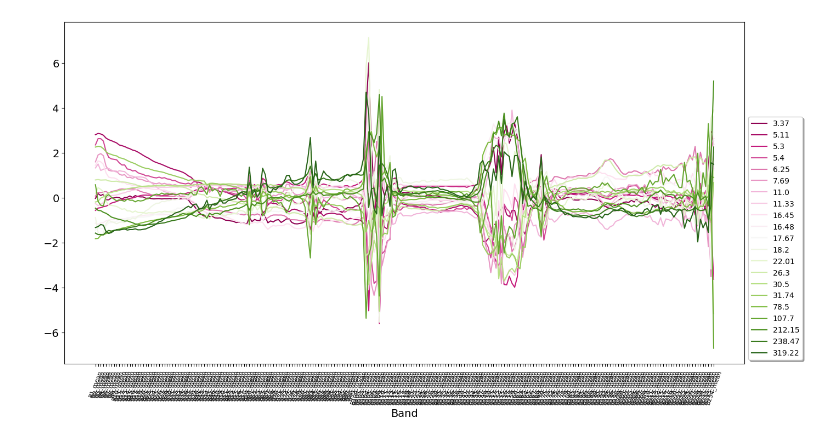
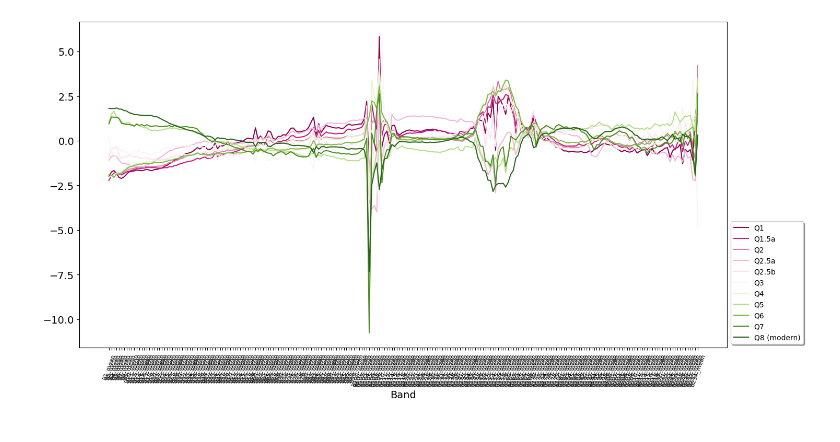
Before and after one commit to henrytcrawford/MSc_scripts_Aconquija, a Jupyter notebook: spot_sample/spot_sample.ipynb, the cells around one changed output. Saved outputs shown, nothing was run; the diff lists cells and outputs as text; code cells hidden in the pictures.

```diff
--- a/spot_sample/spot_sample.ipynb
+++ b/spot_sample/spot_sample.ipynb
@@ -147,10 +157,14 @@ bands_only = bands_only.drop(columns = ['B{}_std'.format(i) for i in range(1, me
 # %%
 # Group rows of same age (e.g. 0.0) and take mean
 # I will likley have to rewrite this code to sample every SPOT seperatly, then group all the SPOTS together based on the uniqueID. This way we can carry standard deviations though.
-bands = bands_only.groupby(['abs_age'], dropna = False).mean() # group rows, take mean of variables, and also sorts by group value
+#bands = bands_only.groupby(['abs_age'], dropna = False).mean() # group rows, take mean of variables, and also sorts by group value
 
-ages = np.array(bands.index.values.astype(float))
-ages = np.round(ages, 2)
+bands_only = df.drop(columns=['FIRST_Unit', 'FIRST_fan','FIRST_uniq','Id', 'Join_Count', 'MEAN_age_n', 'MEAN_age_s', 'SUM_area','TARGET_FID', 'unique']) # drop specified columns
+bands_only = bands_only.drop(columns = ['B{}_std'.format(i) for i in range(1, meta['count'] + 1)])
+
+bands_age = bands_only.groupby(['MEAN_abs_a'], dropna = False).mean() # group rows, take mean of variables, and also sorts by group value
 
 # extract ages index for plotting
-band_name = np.array(bands.columns.values)
+band_names = np.array(bands_age.columns.values)
+ages = np.array(bands_age.index.values.astype(float))
+ages = np.round(ages, 2)
@@ -157,20 +179,58 @@ band_name = np.array(bands.columns.values)
 # %%
 # normalize data
-norm_across_band = (bands.T - bands.T.mean())/bands.T.std()
+norm_across_band = (bands_age.T - bands_age.T.mean())/bands_age.T.std()
 
-norm_same_band = (bands - bands.mean())/bands.std() # normalize data for each individual bands i.e. each band has a mean spectral reflectance mean(B1) across observations
+norm_same_band = (bands_age - bands_age.mean())/bands_age.std() # normalize data for each individual bands i.e. each band has a mean spectral reflectance mean(B1) across observations
 norm_same_band_across = (norm_same_band.T - norm_same_band.T.mean())/norm_same_band.T.std() # normalized the normalized individual bands, across all bands i.e. across the spectrum
 
 #scaled01 = (norm_same_band_across - norm_same_band_across.min())/(norm_same_band_across.max() - norm_same_band_across.min()) # scale to 0 to 1 range, seems incorrect
+# %%
+target = norm_across_band.T
+target_names = unit_names
+
+N = len(target) # number of objects to plot i.e. color cycle count
+
+plt.rcParams["figure.figsize"] = [16,9] # fig size
+plt.rcParams["axes.prop_cycle"] = plt.cycler("color", plt.cm.PiYG(np.linspace(0,1,N))) # colors to cycle through, choose default like 'viridis' or 'PiYG'
+
+fig, ax = plt.subplots()
+for i in range(N):
+    ax.plot(target.iloc[i], label = target_names[i]) # for i in range of objects, plot x,y
+
+#plt.legend(loc = 'right')
+plt.xlabel('Band', fontsize = 14)
+plt.xticks(fontsize = 10, rotation=70, size = 8)
+plt.yticks(fontsize = 14)
+
+# cutum legend location
+# get legend location
+box = ax.get_position()
+ax.set_position([box.x0, box.y0 + box.height * 0.1,
+                 box.width, box.height * 0.9])
+
+# Put a legend below current axis
+ax.legend(loc='lower left', bbox_to_anchor=(1, 0),
+          fancybox=True, shadow=True, ncol=1)
+
+plt.rcdefaults() # reset global plt parameters, IMPORTANT!
+plt.show()
+# %% [output]
+[figure, added]
 # %%
-N = len(df) # number of objects to plot i.e. color cycle count
+normed = norm_across_band
+
+#scaled01 = (bands - bands.min())/(bands.max() - bands.min()) # scale to 0 to 1 range, seems incorrect
+
+N = len(target) # number of objects to plot i.e. color cycle count
 
 plt.rcParams["figure.figsize"] = [16,9] # fig size
 plt.rcParams["axes.prop_cycle"] = plt.cycler("color", plt.cm.PiYG(np.linspace(0,1,N))) # colors to cycle through, choose default like 'viridis' or 'PiYG'
 
 fig, ax = plt.subplots()
 for i in range(N):
-    ax.plot(norm_same_band_across.T.iloc[i], label = ages[i]) # for i in range of objects, plot x,y
+    ax.plot(normed.T.iloc[i], label = target_names[i]) # for i in range of objects, plot x,y
+
+plt.xlim(90,200)
 
 #plt.legend(loc = 'right')
 plt.xlabel('Band', fontsize = 14)
@@ -189,5 +249,3 @@ ax.legend(loc='lower left', bbox_to_anchor=(1, 0),
 
 plt.rcdefaults() # reset global plt parameters, IMPORTANT!
 plt.show()
-# %% [output]
-[figure, removed]
```
Also changed, not shown: parts of 14 cells of this notebook, 9 other files.
